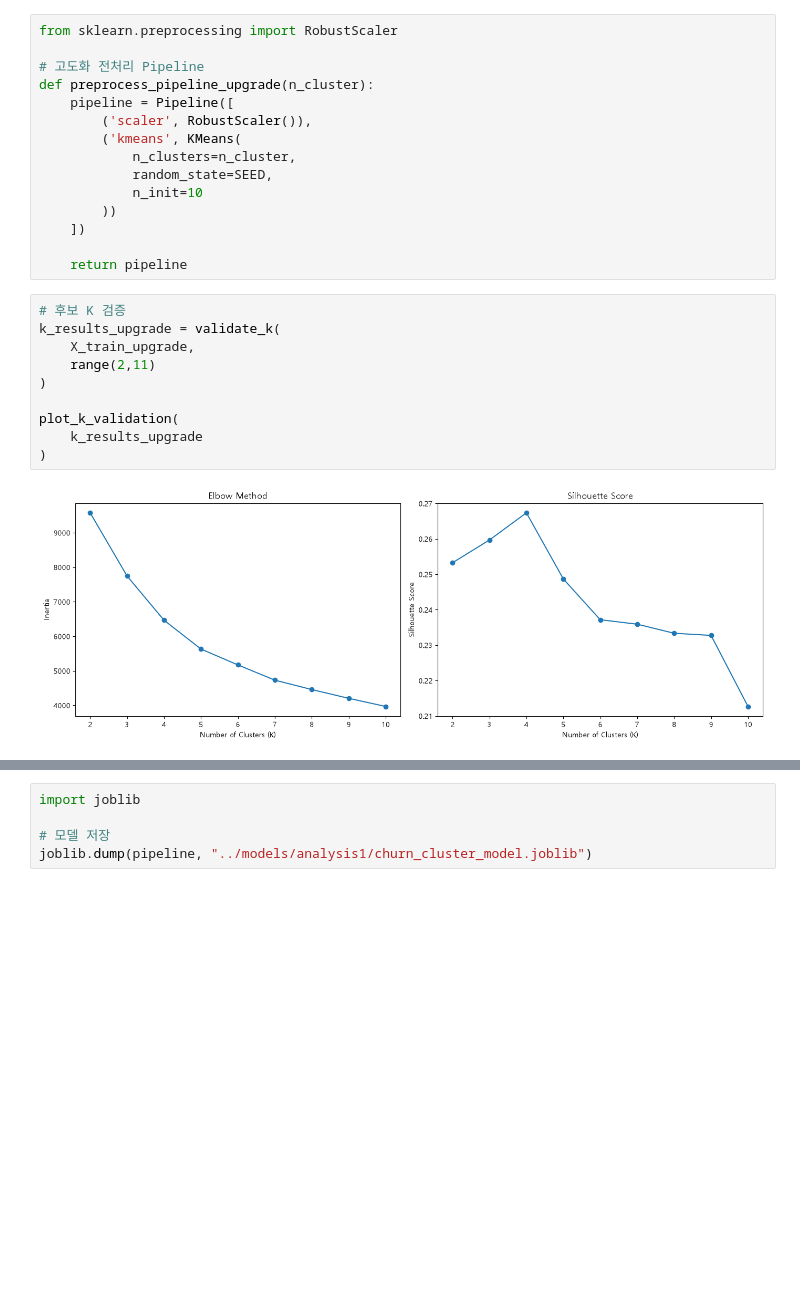
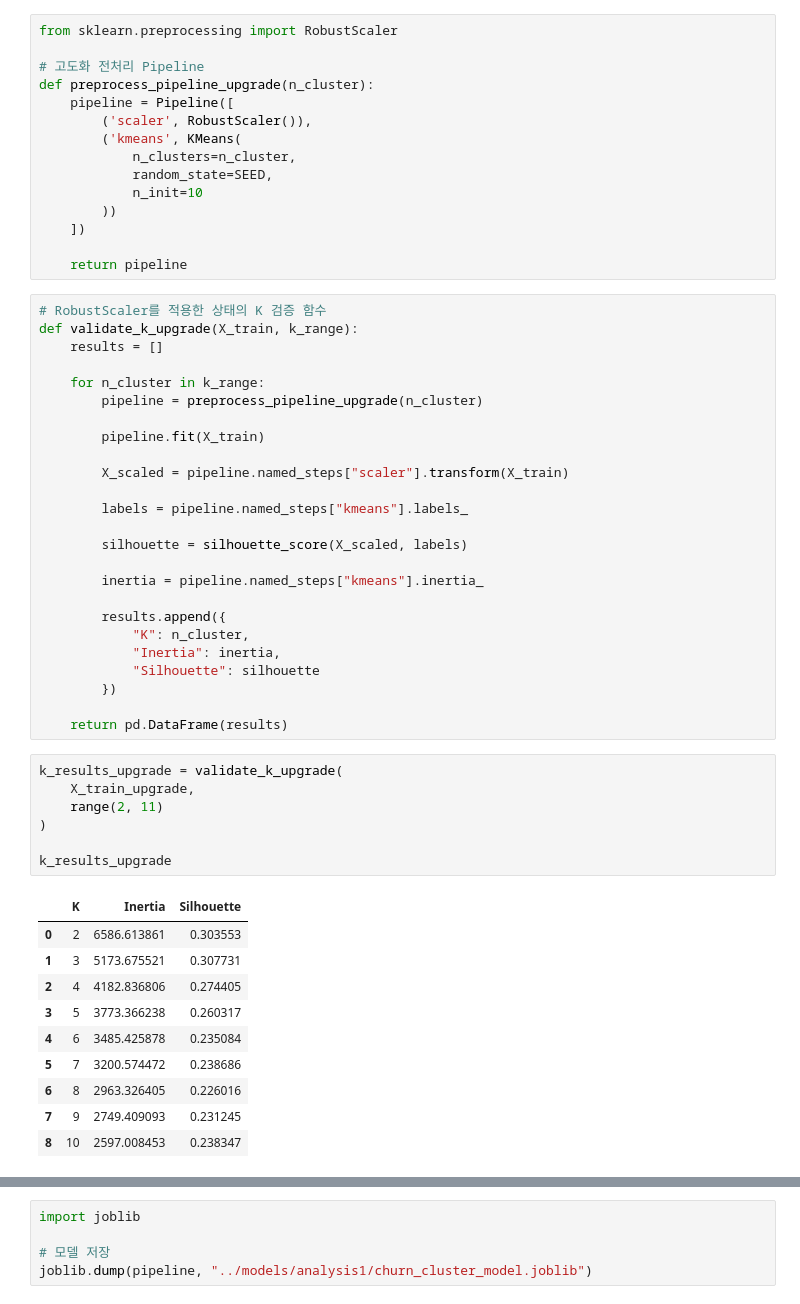
Before and after one commit to kty2001/SKN34-2nd-1Team, a Jupyter notebook: notebooks/analysis1.ipynb, the cells around one changed output, grey strips where cells are left out. Cells and saved outputs as stored; diff of their text form; blank space fills up the shorter version.

```diff
--- a/notebooks/analysis1.ipynb
+++ b/notebooks/analysis1.ipynb
@@ -695,14 +697,45 @@ def preprocess_pipeline_upgrade(n_cluster):
 
     return pipeline
 # %%
-# 후보 K 검증
-k_results_upgrade = validate_k(
-    X_train_upgrade,
-    range(2,11)
-)
+# RobustScaler를 적용한 상태의 K 검증 함수
+def validate_k_upgrade(X_train, k_range):
+    results = []
 
-plot_k_validation(
-    k_results_upgrade
-)
+    for n_cluster in k_range:
+        pipeline = preprocess_pipeline_upgrade(n_cluster)
+
+        pipeline.fit(X_train)
+
+        X_scaled = pipeline.named_steps["scaler"].transform(X_train)
+
+        labels = pipeline.named_steps["kmeans"].labels_
+
+        silhouette = silhouette_score(X_scaled, labels)
+
+        inertia = pipeline.named_steps["kmeans"].inertia_
+
+        results.append({
+            "K": n_cluster,
+            "Inertia": inertia,
+            "Silhouette": silhouette
+        })
+
+    return pd.DataFrame(results)
-# %% [output]
-[figure, removed]
+# %%
+k_results_upgrade = validate_k_upgrade(
+    X_train_upgrade,
+    range(2, 11)
+)
+
+k_results_upgrade
+# %% [output]
+|  | K | Inertia | Silhouette |
+| 0 | 2 | 6586.613861 | 0.303553 |
+| 1 | 3 | 5173.675521 | 0.307731 |
+| 2 | 4 | 4182.836806 | 0.274405 |
+| 3 | 5 | 3773.366238 | 0.260317 |
+| 4 | 6 | 3485.425878 | 0.235084 |
+| 5 | 7 | 3200.574472 | 0.238686 |
+| 6 | 8 | 2963.326405 | 0.226016 |
+| 7 | 9 | 2749.409093 | 0.231245 |
+| 8 | 10 | 2597.008453 | 0.238347 |
```
Also changed, not shown: parts of 25 cells of this notebook, 6 other files.
